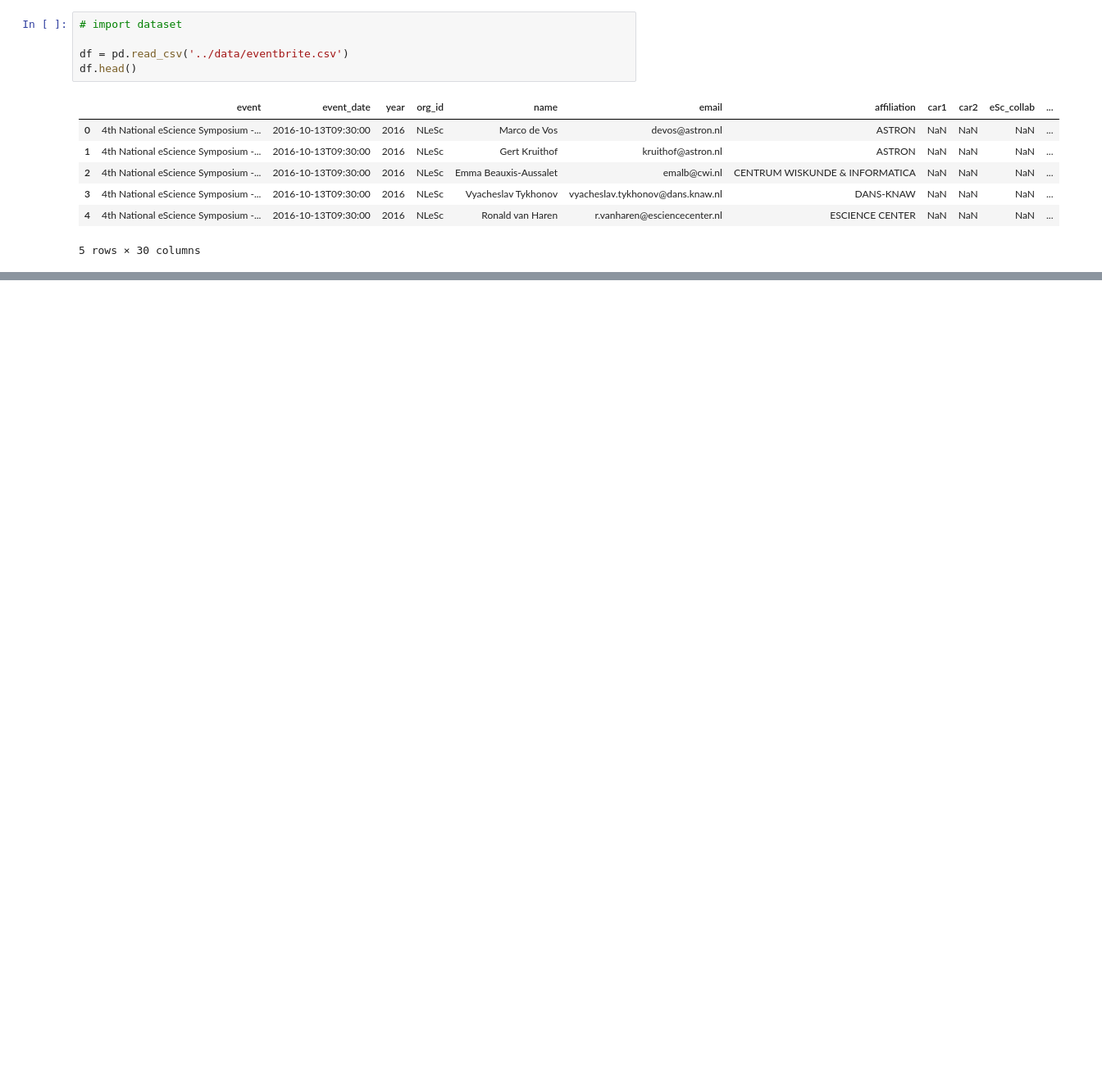
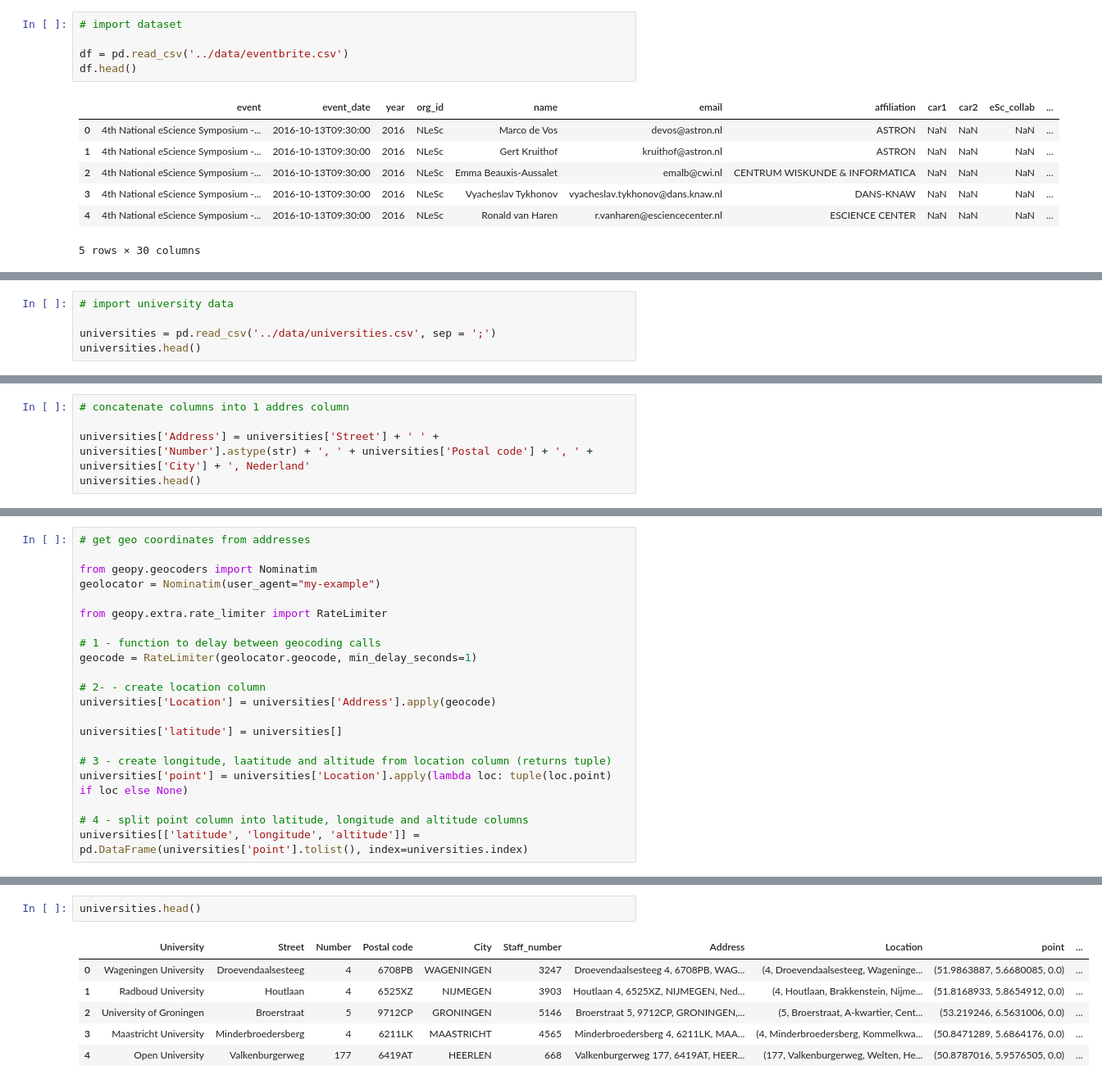
Before and after one commit to escience-academy/workshop_analysis, a Jupyter notebook: viz/Eventbrite_maps.ipynb, the cells around one changed output, grey strips where cells are left out. Shown: that part at 82% size. Cells and saved outputs as stored; diff of their text form; blank space fills up the shorter version.

```diff
--- a/viz/Eventbrite_maps.ipynb
+++ b/viz/Eventbrite_maps.ipynb
@@ -25,0 +45,5 @@ world = gpd.read_file('../data/50m_cultural/ne_50m_admin_0_countries.shp')
+# %%
+# import university data
+
+universities = pd.read_csv('../data/universities.csv', sep = ';')
+universities.head()
@@ -25,0 +57,5 @@ world = gpd.read_file('../data/50m_cultural/ne_50m_admin_0_countries.shp')
+# %%
+# concatenate columns into 1 addres column
+
+universities['Address'] = universities['Street'] + ' ' + universities['Number'].astype(str) + ', ' + universities['Postal code'] + ', ' + universities['City'] + ', Nederland'
+universities.head()
@@ -25,0 +78,21 @@ world = gpd.read_file('../data/50m_cultural/ne_50m_admin_0_countries.shp')
+# %%
+# get geo coordinates from addresses
+
+from geopy.geocoders import Nominatim
+geolocator = Nominatim(user_agent="my-example")
+
+from geopy.extra.rate_limiter import RateLimiter
+
+# 1 - function to delay between geocoding calls
+geocode = RateLimiter(geolocator.geocode, min_delay_seconds=1)
+
+# 2- - create location column
+universities['Location'] = universities['Address'].apply(geocode)
+
+universities['latitude'] = universities[]
+
+# 3 - create longitude, laatitude and altitude from location column (returns tuple)
+universities['point'] = universities['Location'].apply(lambda loc: tuple(loc.point) if loc else None)
+
+# 4 - split point column into latitude, longitude and altitude columns
+universities[['latitude', 'longitude', 'altitude']] = pd.DataFrame(universities['point'].tolist(), index=universities.index)
@@ -25,0 +118,9 @@ world = gpd.read_file('../data/50m_cultural/ne_50m_admin_0_countries.shp')
+# %%
+universities.head()
+# %% [output]
+|  | University | Street | Number | Postal code | City | Staff_number | Address | Location | point | ... |
+| 0 | Wageningen University | Droevendaalsesteeg | 4 | 6708PB | WAGENINGEN | 3247 | Droevendaalsesteeg 4, 6708PB, WAG... | (4, Droevendaalsesteeg, Wageninge... | (51.9863887, 5.6680085, 0.0) | ... |
+| 1 | Radboud University | Houtlaan | 4 | 6525XZ | NIJMEGEN | 3903 | Houtlaan 4, 6525XZ, NIJMEGEN, Ned... | (4, Houtlaan, Brakkenstein, Nijme... | (51.8168933, 5.8654912, 0.0) | ... |
+| 2 | University of Groningen | Broerstraat | 5 | 9712CP | GRONINGEN | 5146 | Broerstraat 5, 9712CP, GRONINGEN,... | (5, Broerstraat, A-kwartier, Cent... | (53.219246, 6.5631006, 0.0) | ... |
+| 3 | Maastricht University | Minderbroedersberg | 4 | 6211LK | MAASTRICHT | 4565 | Minderbroedersberg 4, 6211LK, MAA... | (4, Minderbroedersberg, Kommelkwa... | (50.8471289, 5.6864176, 0.0) | ... |
+| 4 | Open University | Valkenburgerweg | 177 | 6419AT | HEERLEN | 668 | Valkenburgerweg 177, 6419AT, HEER... | (177, Valkenburgerweg, Welten, He... | (50.8787016, 5.9576505, 0.0) | ... |
```
Also changed, not shown: parts of 11 cells of this notebook.
